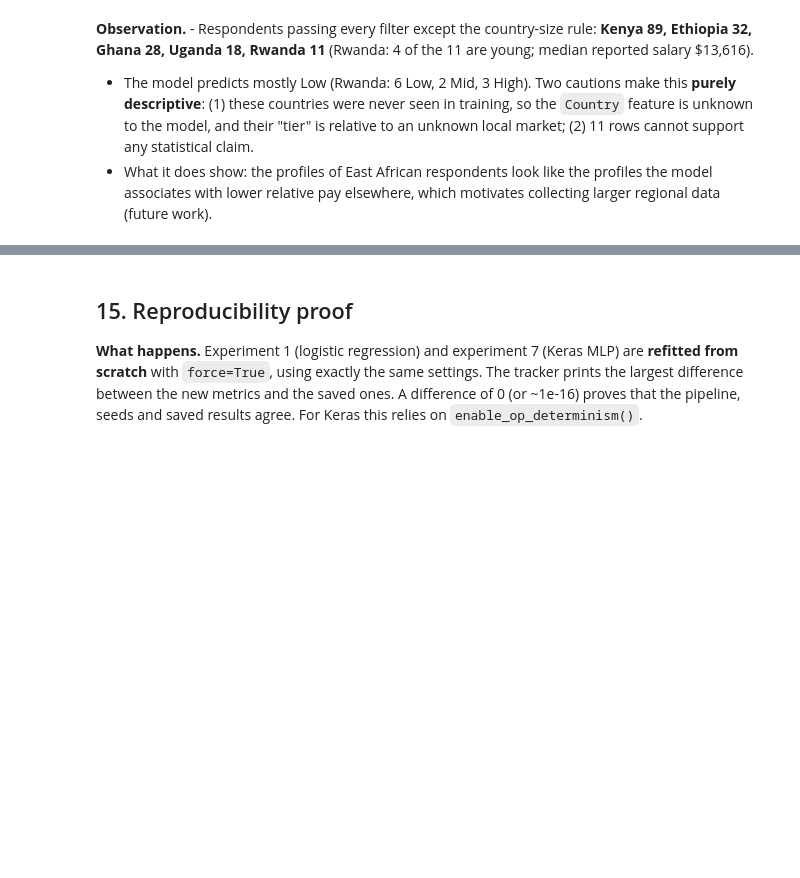
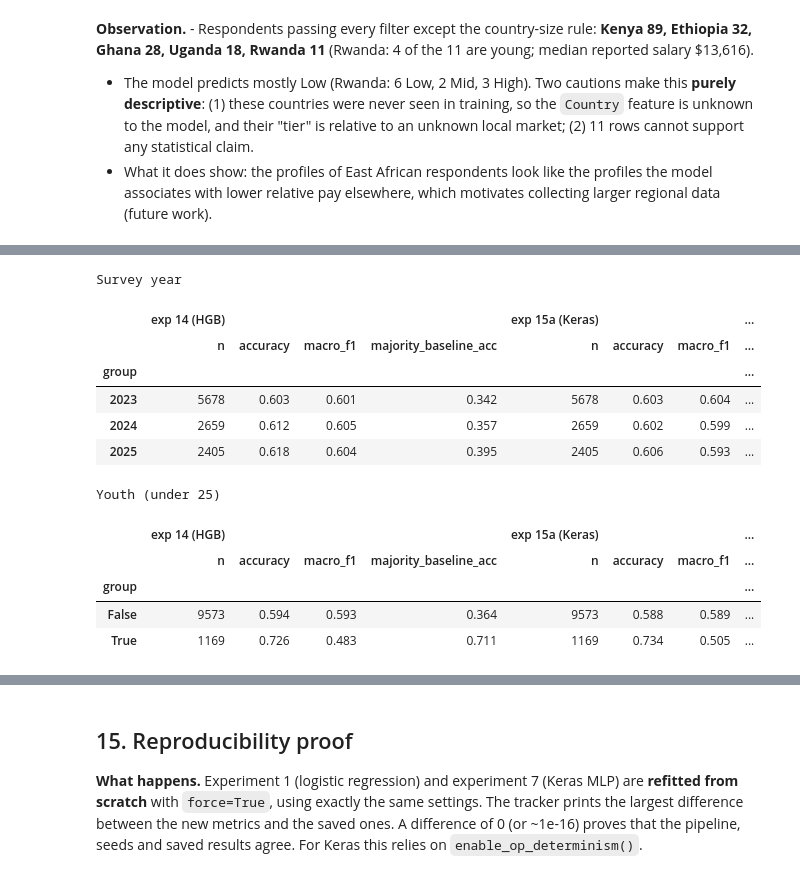
Before and after one commit to dusengepeggy/kodi-pay-summative, a Jupyter notebook: notebooks/01_main_analysis.ipynb, the cells around one changed output, grey strips where cells are left out. Cells and saved outputs as stored; diff of their text form; code cells hidden in the pictures; blank space fills up the shorter version.

```diff
--- a/notebooks/01_main_analysis.ipynb
+++ b/notebooks/01_main_analysis.ipynb
@@ -1625,0 +1706,19 @@ case
+# %%
+for title, g in [("Survey year", test["Year"]), ("Youth (under 25)", test["IsYouth"])]:
+    print(title)
+    display(pd.concat({name: subgroup_table(m, test, y_test, g)[["n", "accuracy", "macro_f1", "majority_baseline_acc"]]
+                       for name, m in FINAL.items()}, axis=1))
+# %% [output]
+Survey year
+|  | exp 14 (HGB) |  |  |  | exp 15a (Keras) |  |  | ... |
+|  | n | accuracy | macro_f1 | majority_baseline_acc | n | accuracy | macro_f1 | ... |
+| group |  |  |  |  |  |  |  | ... |
+| 2023 | 5678 | 0.603 | 0.601 | 0.342 | 5678 | 0.603 | 0.604 | ... |
+| 2024 | 2659 | 0.612 | 0.605 | 0.357 | 2659 | 0.602 | 0.599 | ... |
+| 2025 | 2405 | 0.618 | 0.604 | 0.395 | 2405 | 0.606 | 0.593 | ... |
+Youth (under 25)
+|  | exp 14 (HGB) |  |  |  | exp 15a (Keras) |  |  | ... |
+|  | n | accuracy | macro_f1 | majority_baseline_acc | n | accuracy | macro_f1 | ... |
+| group |  |  |  |  |  |  |  | ... |
+| False | 9573 | 0.594 | 0.593 | 0.364 | 9573 | 0.588 | 0.589 | ... |
+| True | 1169 | 0.726 | 0.483 | 0.711 | 1169 | 0.734 | 0.505 | ... |
```
Also changed, not shown: parts of 9 cells of this notebook, 46 other files.
